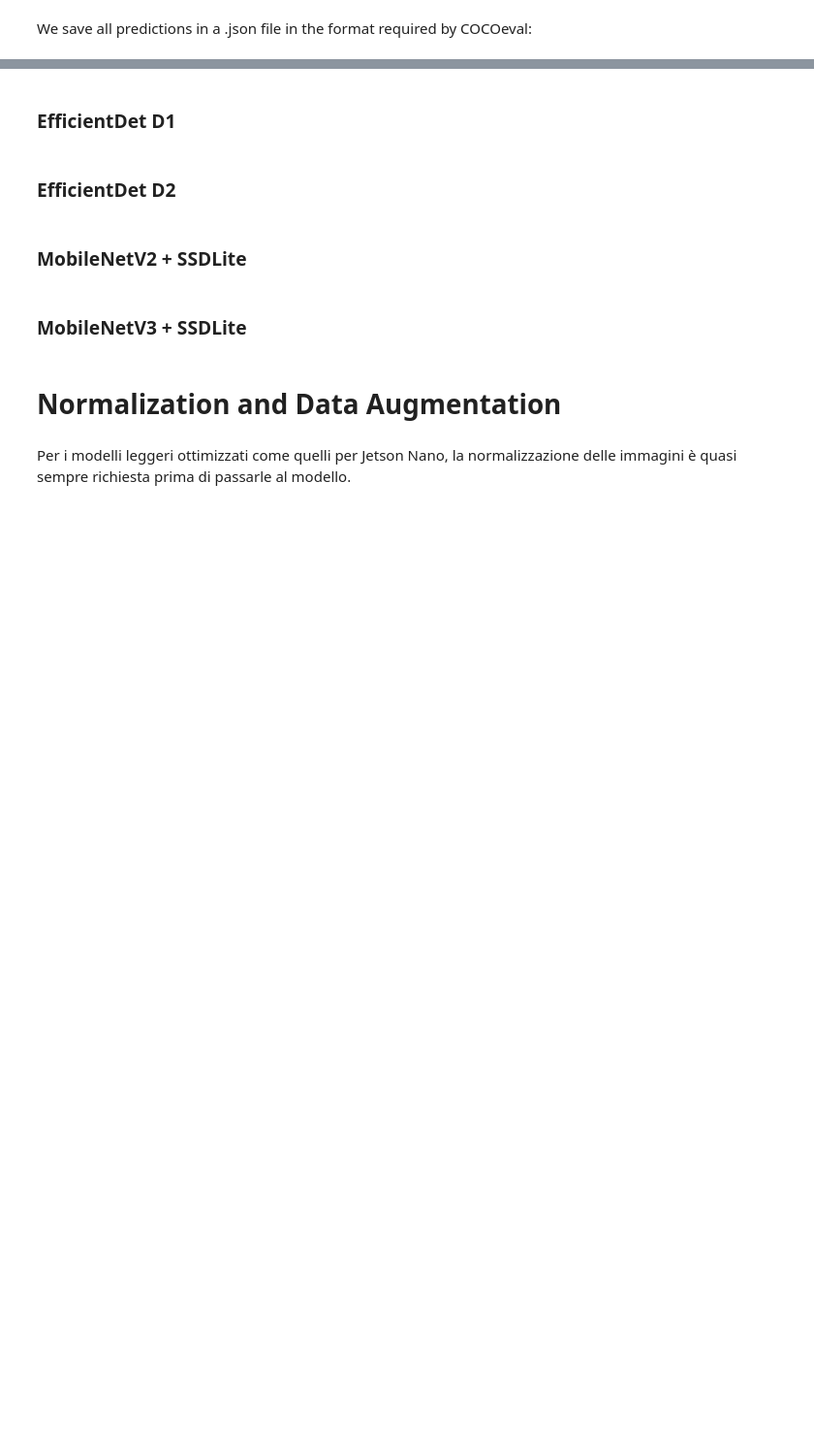
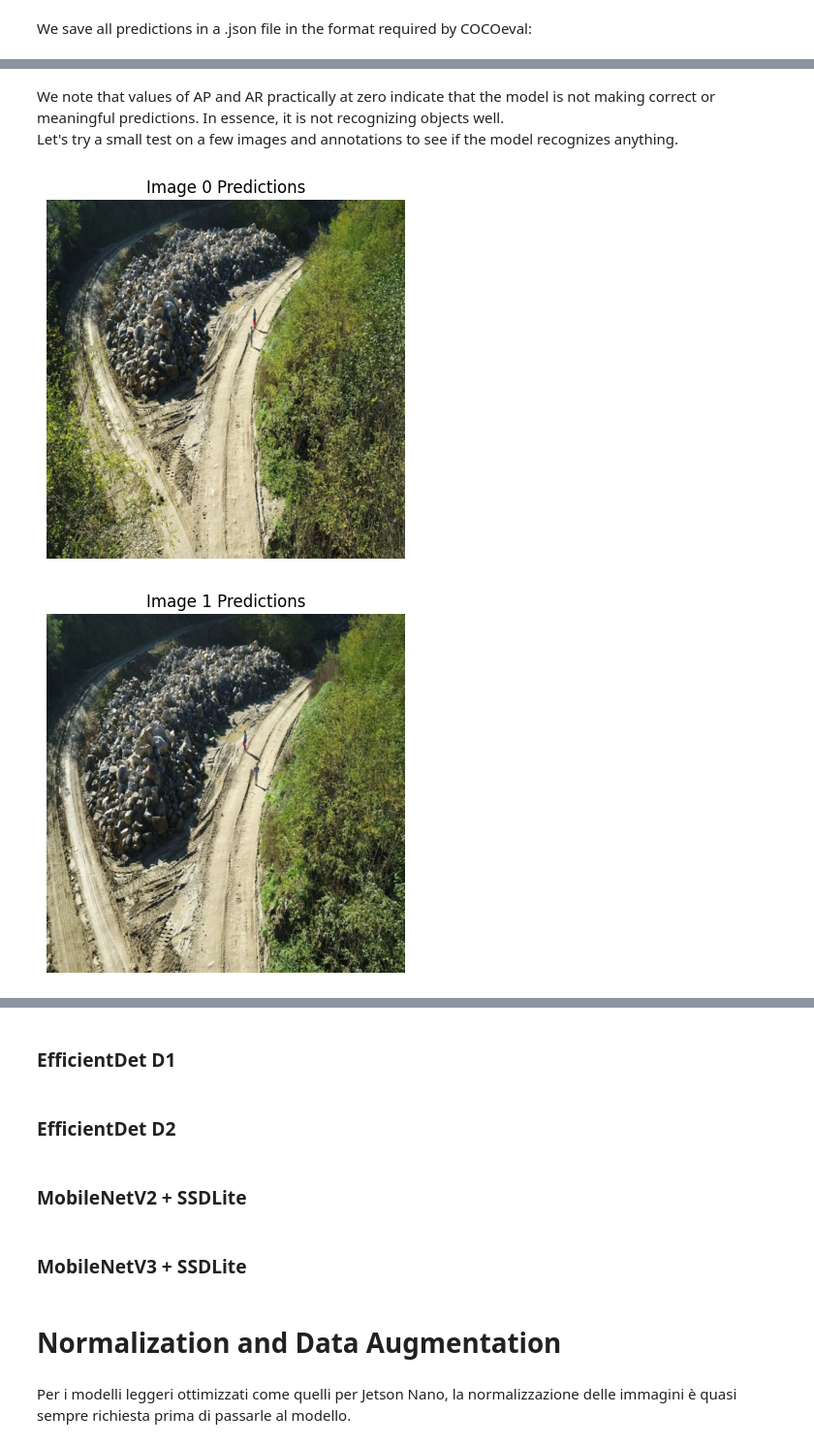
Before and after one commit to PavanDaniele/drone-person-detection, a Jupyter notebook: model_Training_and_Evaluation.ipynb, the cells around one changed output, grey strips where cells are left out. Shown at 97% size. Saved outputs shown, nothing was run; the diff lists cells and outputs as text; code cells hidden in the pictures; blank space fills up the shorter version.

```diff
--- a/model_Training_and_Evaluation.ipynb
+++ b/model_Training_and_Evaluation.ipynb
@@ -994,0 +1029,18 @@ coco_eval.summarize()
+# %%
+# Load file
+with open(f"{BASE_DIR}/annotations_test.json", "r") as f:
+  data = json.load(f)
+
+# Add missing "info" field if not present
+if "info" not in data:
+  data["info"] = {
+    "description": "My Custom Dataset for Object Detection",
+    "version": "1.0",
+    "year": 2025,
+    "contributor": "Daniele Pavan",
+    "date_created": "2025-07-22"
+  }
+
+# Save back
+with open(f"{BASE_DIR}/annotations_test.json", "w") as f:
+  json.dump(data, f)
@@ -994,0 +1090,49 @@ coco_eval.summarize()
+# %% [markdown]
+We note that values of AP and AR practically at zero indicate that the model is not making correct or meaningful predictions. In essence, it is not recognizing objects well. \
+Let's try a small test on a few images and annotations to see if the model recognizes anything.
+# %%
+model.eval()
+
+THRESHOLD = 0.3
+MAX_IMAGES = 5
+images_shown = 0
+
+for idx, (imgs, targets) in enumerate(test_loader):
+  imgs_tensor = torch.stack([img.to(DEVICE) for img in imgs])
+  with torch.no_grad():
+    outputs = model(imgs_tensor)
+
+  for i, output in enumerate(outputs):
+    if images_shown >= MAX_IMAGES:
+      break  # this break is just to get out of the inner loop, there is no better way without break
+
+    img = imgs[i].permute(1, 2, 0).cpu().numpy()
+    img = np.clip(img, 0, 1)
+
+    boxes = output[:, :4].cpu().numpy()
+    scores = output[:, 4].cpu().numpy()
+    labels = output[:, 5].cpu().numpy().astype(int)
+
+    fig, ax = plt.subplots(1)
+    ax.imshow(img)
+
+    for box, score, label in zip(boxes, scores, labels):
+      if score >= THRESHOLD:
+        x1, y1, x2, y2 = box
+        width = x2 - x1
+        height = y2 - y1
+        rect = patches.Rectangle((x1, y1), width, height, linewidth=2, edgecolor='r', facecolor='none')
+        ax.add_patch(rect)
+        ax.text(x1, y1-5, f'Score: {score:.2f}', color='yellow', fontsize=8, backgroundcolor='black')
+
+    plt.title(f'Image {images_shown} Predictions')
+    plt.axis('off')
+    plt.show()
+
+    images_shown += 1
+
+  if images_shown >= MAX_IMAGES:
+    break  # Is needed to get out of the outer loop as well (can't be removed without overcomplicating it)
+# %% [output]
+[figure, added]
+[figure, added]
```
Also changed, not shown: parts of 21 cells of this notebook.
